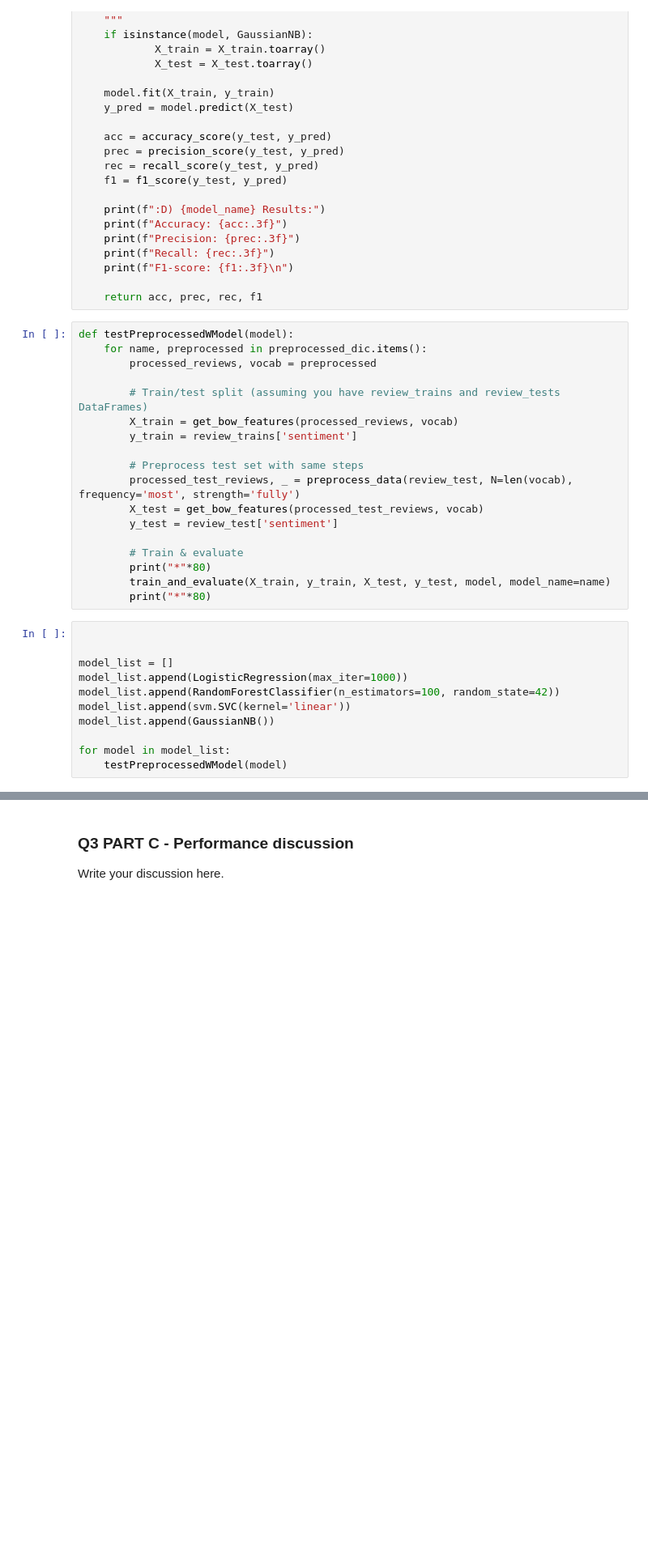
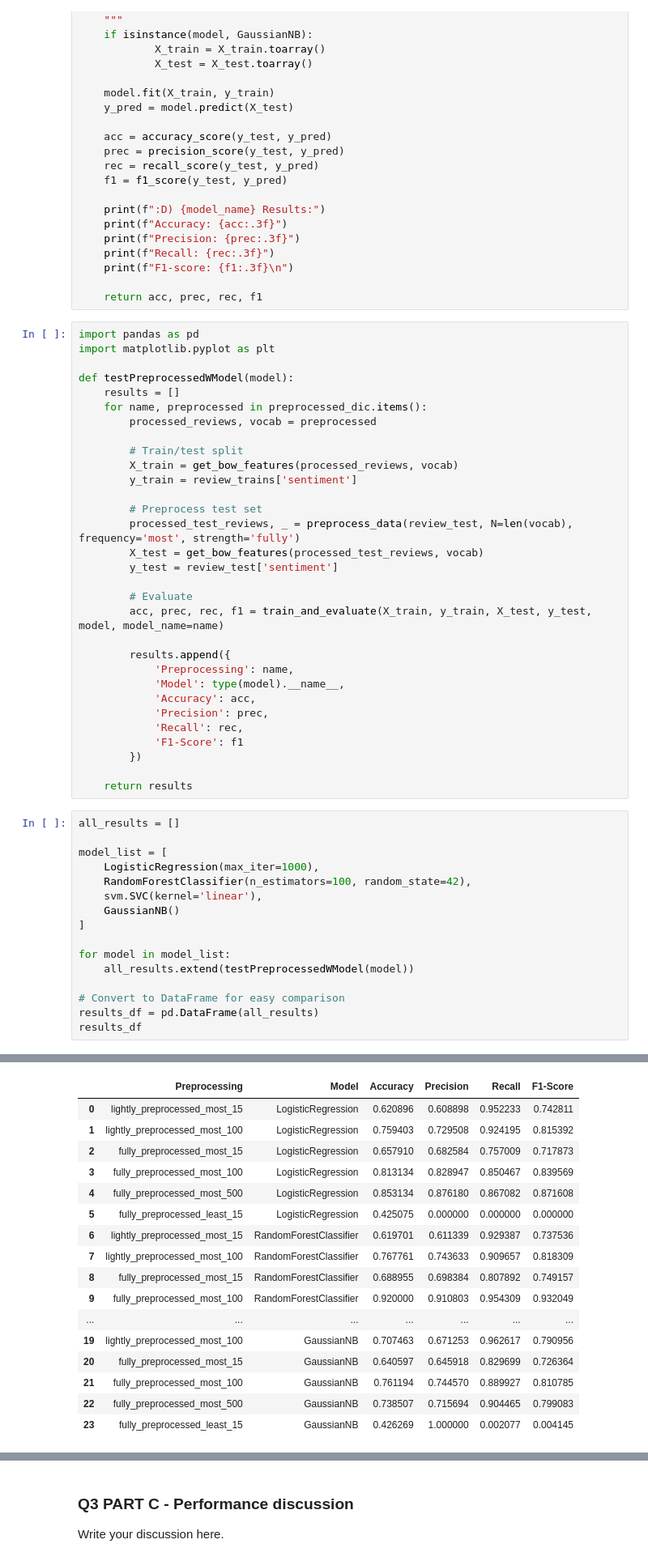
Before and after one commit to AlperenOvak/METU-CENG, a Jupyter notebook: CENG463/PA1/student_pack/e2580801_ceng463_pa1.ipynb, the cells around one changed output, grey strips where cells are left out. Shown at 81% size. Cells and saved outputs as stored; diff of their text form; blank space fills up the shorter version.

```diff
--- a/CENG463/PA1/student_pack/e2580801_ceng463_pa1.ipynb
+++ b/CENG463/PA1/student_pack/e2580801_ceng463_pa1.ipynb
@@ -616,32 +616,50 @@ def train_and_evaluate(X_train, y_train, X_test, y_test, model=LogisticRegressio
 
     return acc, prec, rec, f1
 # %%
+import pandas as pd
+import matplotlib.pyplot as plt
+
 def testPreprocessedWModel(model):
+    results = []
     for name, preprocessed in preprocessed_dic.items():
         processed_reviews, vocab = preprocessed
 
-        # Train/test split (assuming you have review_trains and review_tests DataFrames)
+        # Train/test split
         X_train = get_bow_features(processed_reviews, vocab)
         y_train = review_trains['sentiment']
 
-        # Preprocess test set with same steps
+        # Preprocess test set
         processed_test_reviews, _ = preprocess_data(review_test, N=len(vocab), frequency='most', strength='fully')
         X_test = get_bow_features(processed_test_reviews, vocab)
         y_test = review_test['sentiment']
 
-        # Train & evaluate
-        print("*"*80)
-        train_and_evaluate(X_train, y_train, X_test, y_test, model, model_name=name)
-        print("*"*80)
+        # Evaluate
+        acc, prec, rec, f1 = train_and_evaluate(X_train, y_train, X_test, y_test, model, model_name=name)
+
+        results.append({
+            'Preprocessing': name,
+            'Model': type(model).__name__,
+            'Accuracy': acc,
+            'Precision': prec,
+            'Recall': rec,
+            'F1-Score': f1
+        })
+
+    return results
 # %%
+all_results = []
 
-
-model_list = []
-model_list.append(LogisticRegression(max_iter=1000))
-model_list.append(RandomForestClassifier(n_estimators=100, random_state=42))
-model_list.append(svm.SVC(kernel='linear'))
-model_list.append(GaussianNB())
+model_list = [
+    LogisticRegression(max_iter=1000),
+    RandomForestClassifier(n_estimators=100, random_state=42),
+    svm.SVC(kernel='linear'),
+    GaussianNB()
+]
 
 for model in model_list:
-    testPreprocessedWModel(model)
+    all_results.extend(testPreprocessedWModel(model))
+
+# Convert to DataFrame for easy comparison
+results_df = pd.DataFrame(all_results)
+results_df
 # %% [output]
@@ -681,0 +700,17 @@ F1-score: 0.004
+|  | Preprocessing | Model | Accuracy | Precision | Recall | F1-Score |
+| 0 | lightly_preprocessed_most_15 | LogisticRegression | 0.620896 | 0.608898 | 0.952233 | 0.742811 |
+| 1 | lightly_preprocessed_most_100 | LogisticRegression | 0.759403 | 0.729508 | 0.924195 | 0.815392 |
+| 2 | fully_preprocessed_most_15 | LogisticRegression | 0.657910 | 0.682584 | 0.757009 | 0.717873 |
+| 3 | fully_preprocessed_most_100 | LogisticRegression | 0.813134 | 0.828947 | 0.850467 | 0.839569 |
+| 4 | fully_preprocessed_most_500 | LogisticRegression | 0.853134 | 0.876180 | 0.867082 | 0.871608 |
+| 5 | fully_preprocessed_least_15 | LogisticRegression | 0.425075 | 0.000000 | 0.000000 | 0.000000 |
+| 6 | lightly_preprocessed_most_15 | RandomForestClassifier | 0.619701 | 0.611339 | 0.929387 | 0.737536 |
+| 7 | lightly_preprocessed_most_100 | RandomForestClassifier | 0.767761 | 0.743633 | 0.909657 | 0.818309 |
+| 8 | fully_preprocessed_most_15 | RandomForestClassifier | 0.688955 | 0.698384 | 0.807892 | 0.749157 |
+| 9 | fully_preprocessed_most_100 | RandomForestClassifier | 0.920000 | 0.910803 | 0.954309 | 0.932049 |
+| ... | ... | ... | ... | ... | ... | ... |
+| 19 | lightly_preprocessed_most_100 | GaussianNB | 0.707463 | 0.671253 | 0.962617 | 0.790956 |
+| 20 | fully_preprocessed_most_15 | GaussianNB | 0.640597 | 0.645918 | 0.829699 | 0.726364 |
+| 21 | fully_preprocessed_most_100 | GaussianNB | 0.761194 | 0.744570 | 0.889927 | 0.810785 |
+| 22 | fully_preprocessed_most_500 | GaussianNB | 0.738507 | 0.715694 | 0.904465 | 0.799083 |
+| 23 | fully_preprocessed_least_15 | GaussianNB | 0.426269 | 1.000000 | 0.002077 | 0.004145 |
```
Also changed, not shown: parts of 3 cells of this notebook.
